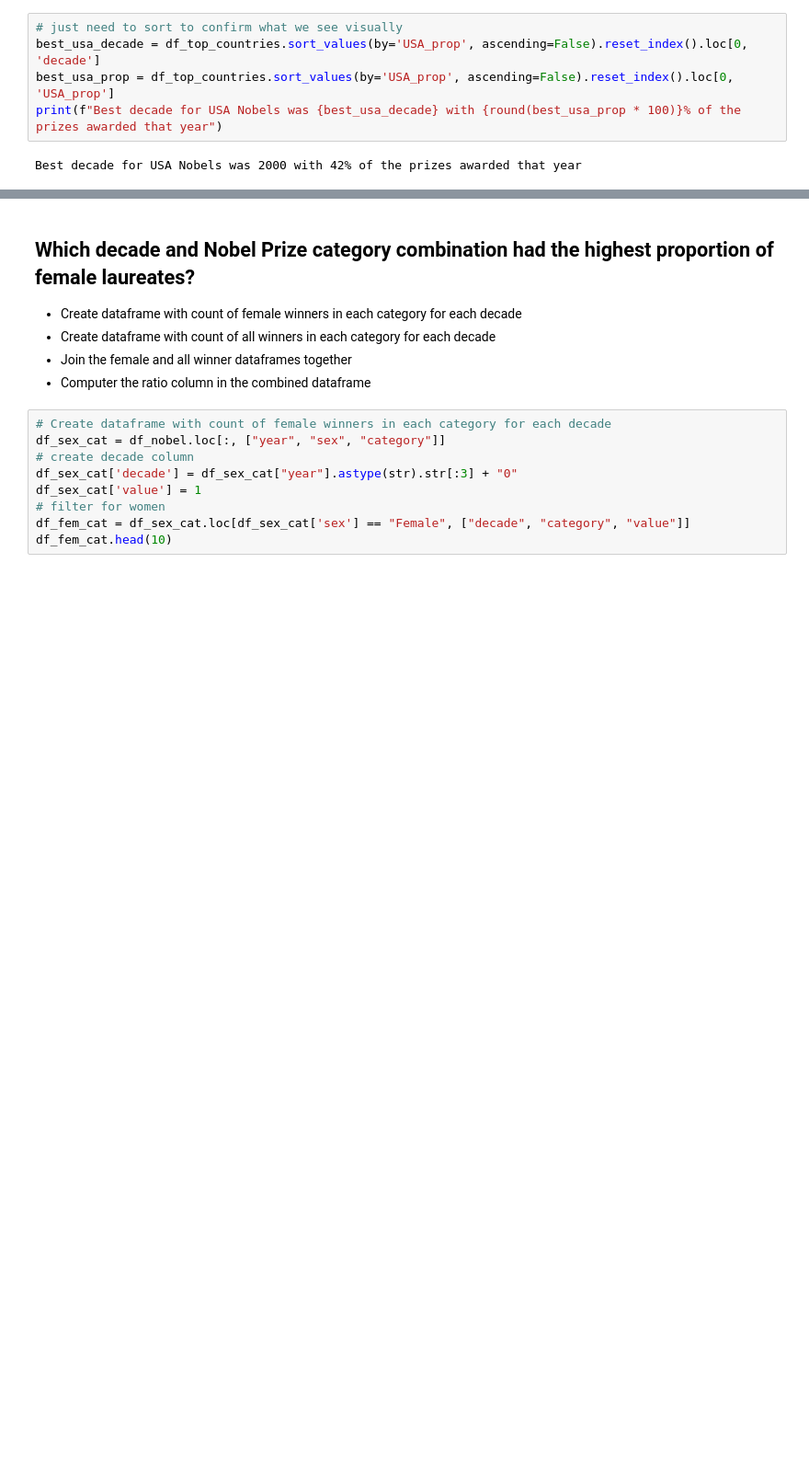
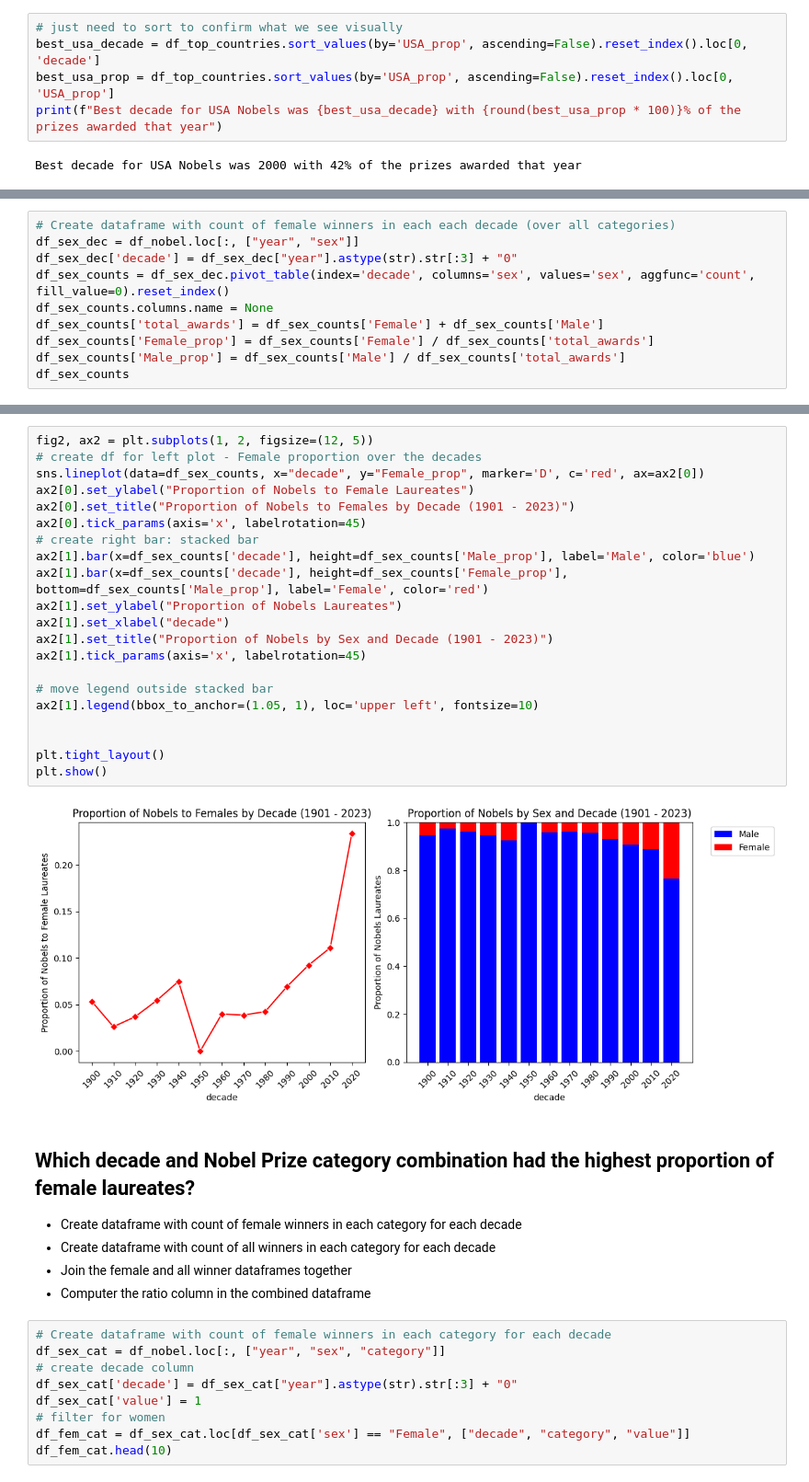
Before and after one commit to MichaelSzczepaniak/DSPortfolio, a Jupyter notebook: Nobel_Winners/NobelWinners.ipynb, the cells around one changed output, grey strips where cells are left out. Shown at 92% size. Cells and saved outputs as stored; diff of their text form; blank space fills up the shorter version.

```diff
--- a/Nobel_Winners/NobelWinners.ipynb
+++ b/Nobel_Winners/NobelWinners.ipynb
@@ -213,0 +218,10 @@ Best decade for USA Nobels was 2000 with 42% of the prizes awarded that year
+# %%
+# Create dataframe with count of female winners in each each decade (over all categories)
+df_sex_dec = df_nobel.loc[:, ["year", "sex"]]
+df_sex_dec['decade'] = df_sex_dec["year"].astype(str).str[:3] + "0"
+df_sex_counts = df_sex_dec.pivot_table(index='decade', columns='sex', values='sex', aggfunc='count', fill_value=0).reset_index()
+df_sex_counts.columns.name = None
+df_sex_counts['total_awards'] = df_sex_counts['Female'] + df_sex_counts['Male']
+df_sex_counts['Female_prop'] = df_sex_counts['Female'] / df_sex_counts['total_awards']
+df_sex_counts['Male_prop'] = df_sex_counts['Male'] / df_sex_counts['total_awards']
+df_sex_counts
@@ -214,3 +243,26 @@ Best decade for USA Nobels was 2000 with 42% of the prizes awarded that year
+# %%
+fig2, ax2 = plt.subplots(1, 2, figsize=(12, 5))
+# create df for left plot - Female proportion over the decades
+sns.lineplot(data=df_sex_counts, x="decade", y="Female_prop", marker='D', c='red', ax=ax2[0])
+ax2[0].set_ylabel("Proportion of Nobels to Female Laureates")
+ax2[0].set_title("Proportion of Nobels to Females by Decade (1901 - 2023)")
+ax2[0].tick_params(axis='x', labelrotation=45)
+# create right bar: stacked bar
+ax2[1].bar(x=df_sex_counts['decade'], height=df_sex_counts['Male_prop'], label='Male', color='blue')
+ax2[1].bar(x=df_sex_counts['decade'], height=df_sex_counts['Female_prop'], bottom=df_sex_counts['Male_prop'], label='Female', color='red')
+ax2[1].set_ylabel("Proportion of Nobels Laureates")
+ax2[1].set_xlabel("decade")
+ax2[1].set_title("Proportion of Nobels by Sex and Decade (1901 - 2023)")
+ax2[1].tick_params(axis='x', labelrotation=45)
+
+# move legend outside stacked bar
+ax2[1].legend(bbox_to_anchor=(1.05, 1), loc='upper left', fontsize=10)
+
+
+plt.tight_layout()
+plt.show()
+# %% [output]
+[figure, added]
 # %% [markdown]
 ## Which decade and Nobel Prize category combination had the highest proportion of female laureates?
 
```
Also changed, not shown: parts of 8 cells of this notebook.
